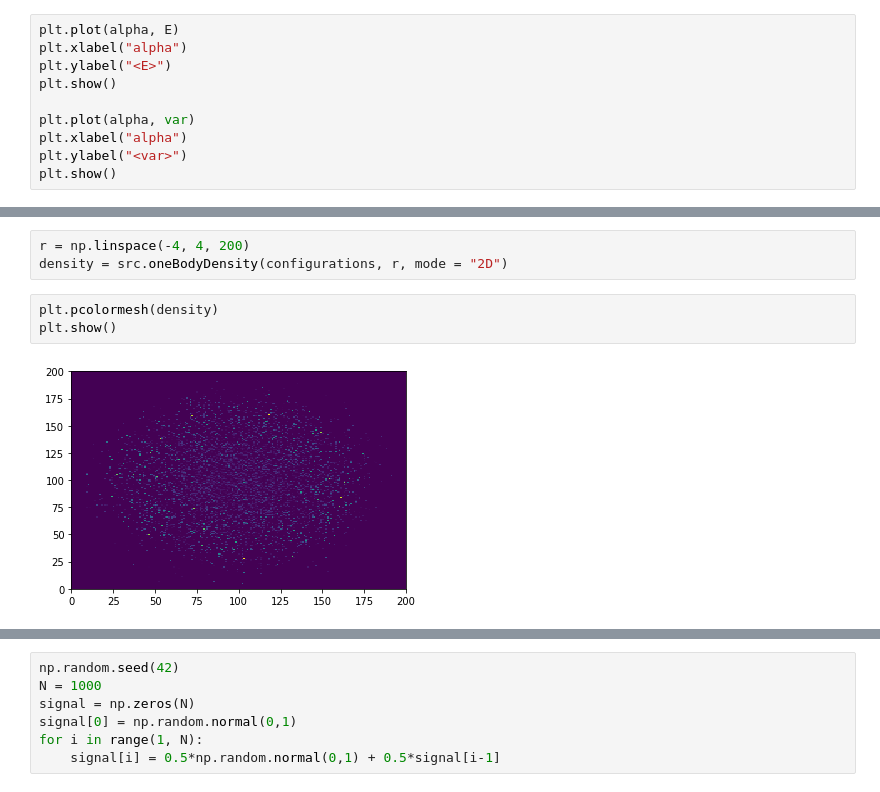
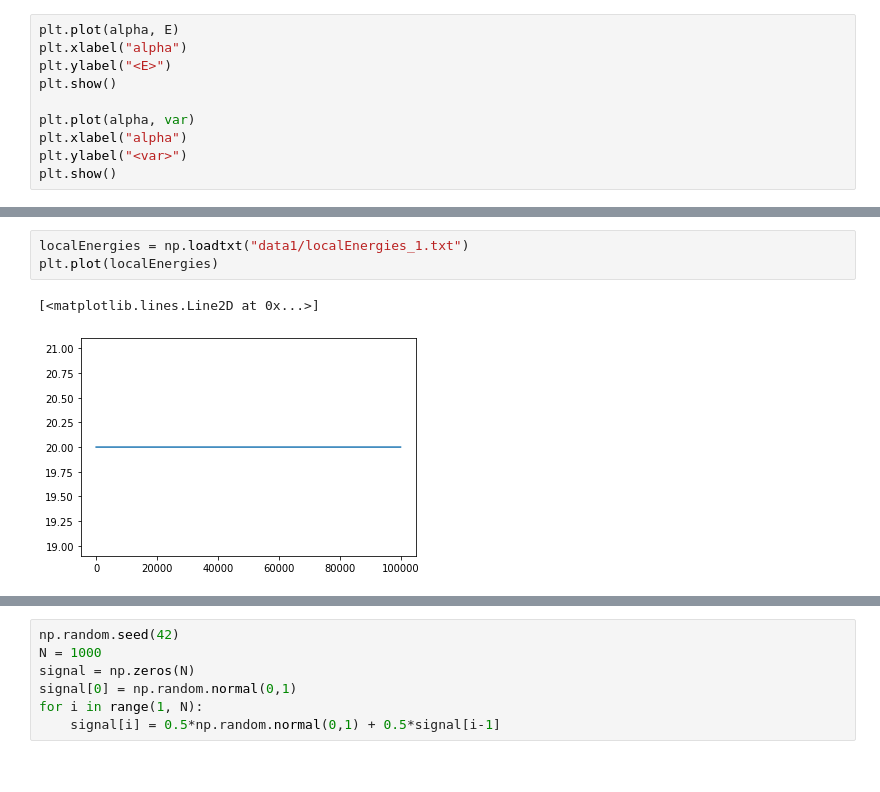
Before and after one commit to KristianWold/FYS4411, a Jupyter notebook: Project1/results.ipynb, the cells around one changed output, grey strips where cells are left out. Cells and saved outputs as stored; diff of their text form.

```diff
--- a/Project1/results.ipynb
+++ b/Project1/results.ipynb
@@ -67,8 +86,6 @@ plt.plot(localEnergies[10000:])
-# %%
-r = np.linspace(-4, 4, 200)
-density = src.oneBodyDensity(configurations, r, mode = "2D")
-# %%
-plt.pcolormesh(density)
-plt.show()
-# %% [output]
-[figure, removed]
+# %%
+localEnergies = np.loadtxt("data1/localEnergies_1.txt")
+plt.plot(localEnergies)
+# %% [output]
+[<matplotlib.lines.Line2D at 0x...>]
+[figure, added]
```
Also changed, not shown: parts of 9 cells of this notebook, 8 other files.
